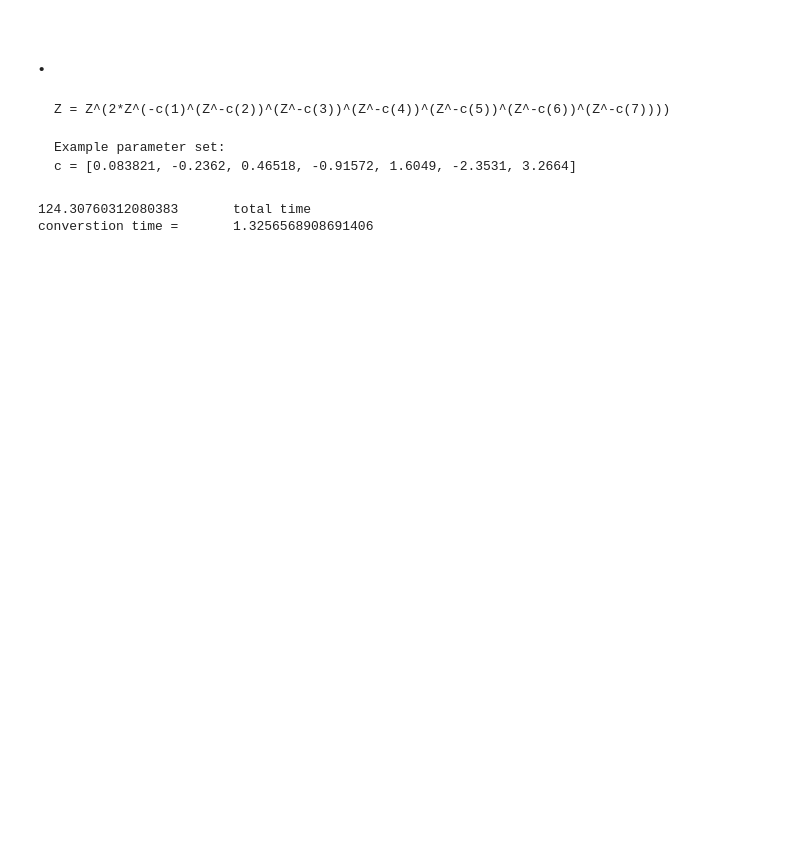
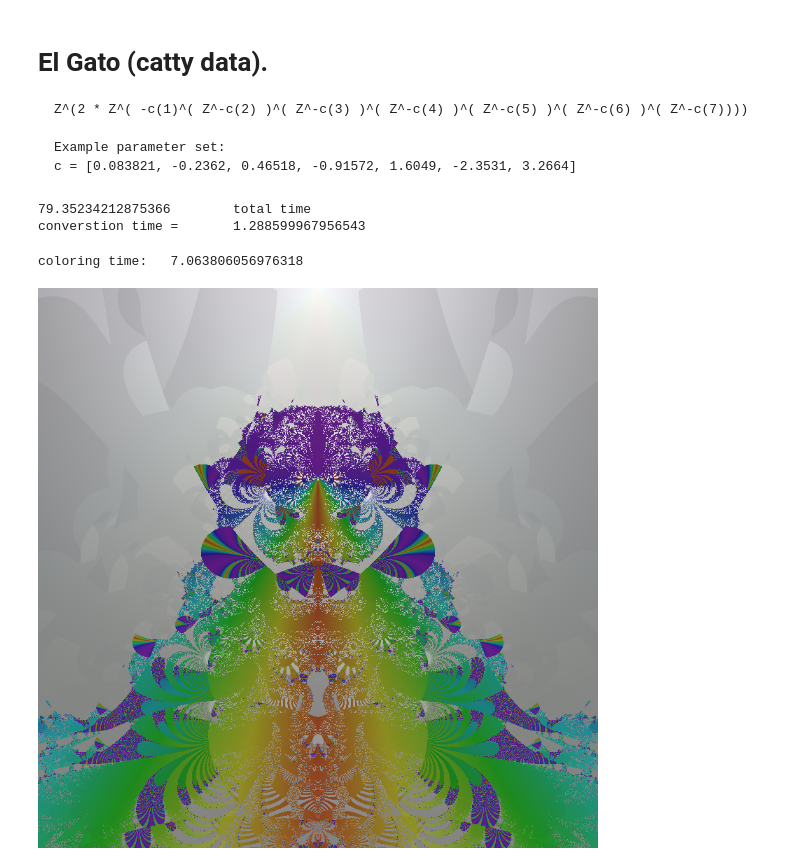
Before and after one commit to dlanier/FlyingMachineFractal, a Jupyter notebook: fig_notebooks/ElGato.ipynb, the cells around one changed output. Cells and saved outputs as stored; diff of their text form; code cells hidden in the pictures; blank space fills up the shorter version.

```diff
--- a/fig_notebooks/ElGato.ipynb
+++ b/fig_notebooks/ElGato.ipynb
@@ -5,8 +5,8 @@ from IPython.display import Latex
 # \end{eqnarray}""")
 # %% [markdown]
-# .
+# El Gato (catty data).
 
-    Z = Z^(2*Z^(-c(1)^(Z^-c(2))^(Z^-c(3))^(Z^-c(4))^(Z^-c(5))^(Z^-c(6))^(Z^-c(7))))
+    Z^(2 * Z^( -c(1)^( Z^-c(2) )^( Z^-c(3) )^( Z^-c(4) )^( Z^-c(5) )^( Z^-c(6) )^( Z^-c(7))))
 
     Example parameter set:
     c = [0.083821, -0.2362, 0.46518, -0.91572, 1.6049, -2.3531, 3.2664]
@@ -46,11 +46,11 @@ def ElGato(Z, p, Z0=None, ET=None):
 # %%
 #                                        -- define parameters p iterate the above equation
 par_set = {'n_rows': 800, 'n_cols': 800}
-par_set['center_point'] = 0.0 + 0.0*1j
+par_set['center_point'] = -1.3 + 0.0*1j
 par_set['theta'] = -np.pi / 2
 par_set['zoom'] = 1/4
 
-par_set['it_max'] = 128
+par_set['it_max'] = 96
 par_set['max_d'] = 10 / par_set['zoom']
 par_set['dir_path'] = os.getcwd()
 
@@ -67,6 +67,18 @@ t0 = time.time()
 Zd, Zr, ETn = ncp.etg_norm(Z0, Z, ET)
 print('converstion time =\t', time.time() - t0)
 # %% [output]
-124.30760312080383       total time
-converstion time =       1.3256568908691406
+79.35234212875366        total time
+converstion time =       1.288599967956543
+# %%
+H = ncp.range_norm(Zr, lo=0.05, hi=0.78)
+S = ncp.range_norm(1 - ETn, lo=0.02, hi=0.8)
+V = ncp.range_norm(np.sqrt(Zd * ETn) - ETn, lo=0.5, hi=1.0)
+
+t0 = time.time()
+Ihsv = ncp.rgb_2_hsv_mat(H, S, V)
+print('coloring time:\t',time.time() - t0)
+display(Ihsv)
+# %% [output]
+coloring time:   7.063806056976318
+[figure, added]
 # %%
```
Also changed, not shown: parts of 16 cells of this notebook, 1 other file.
